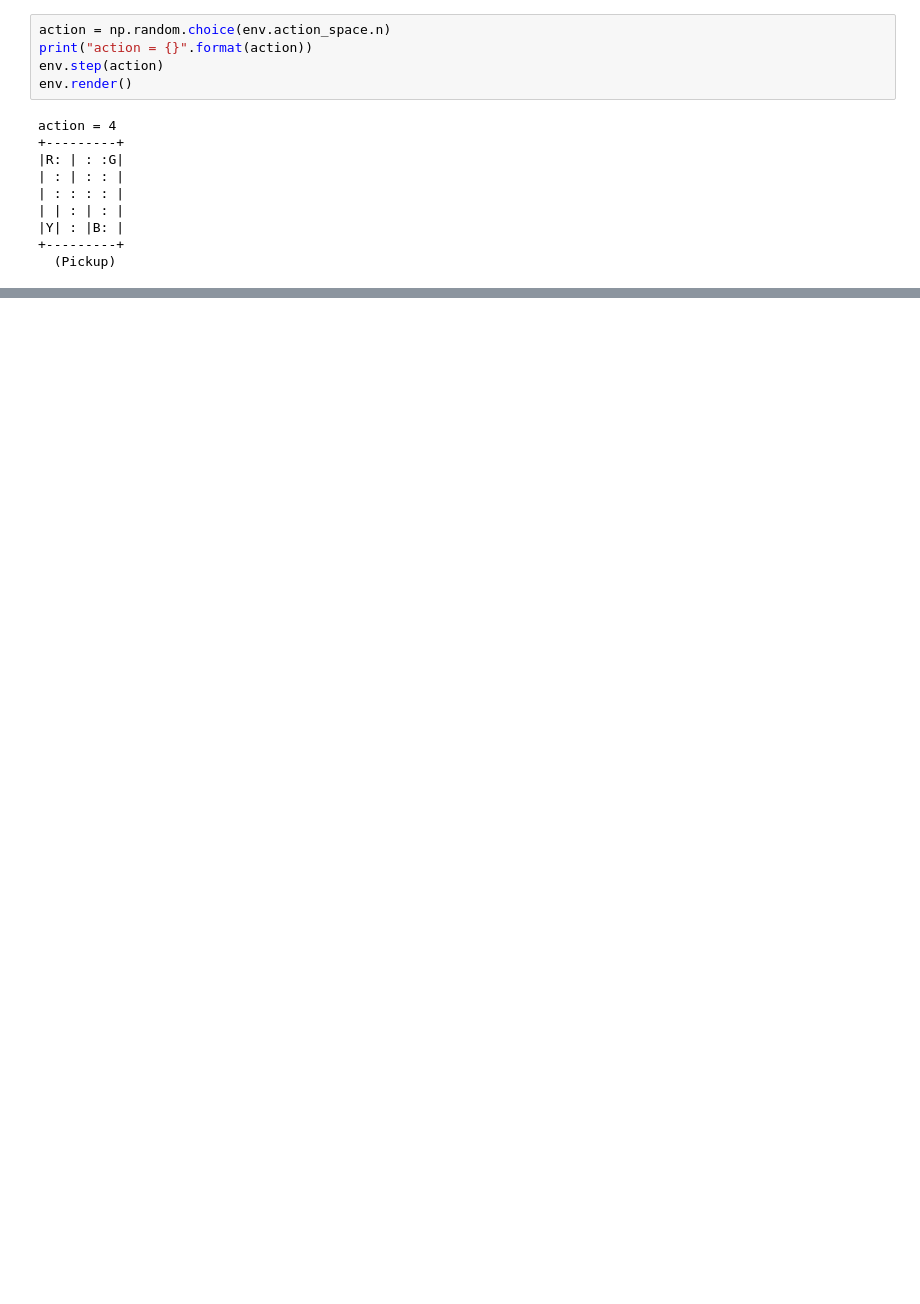
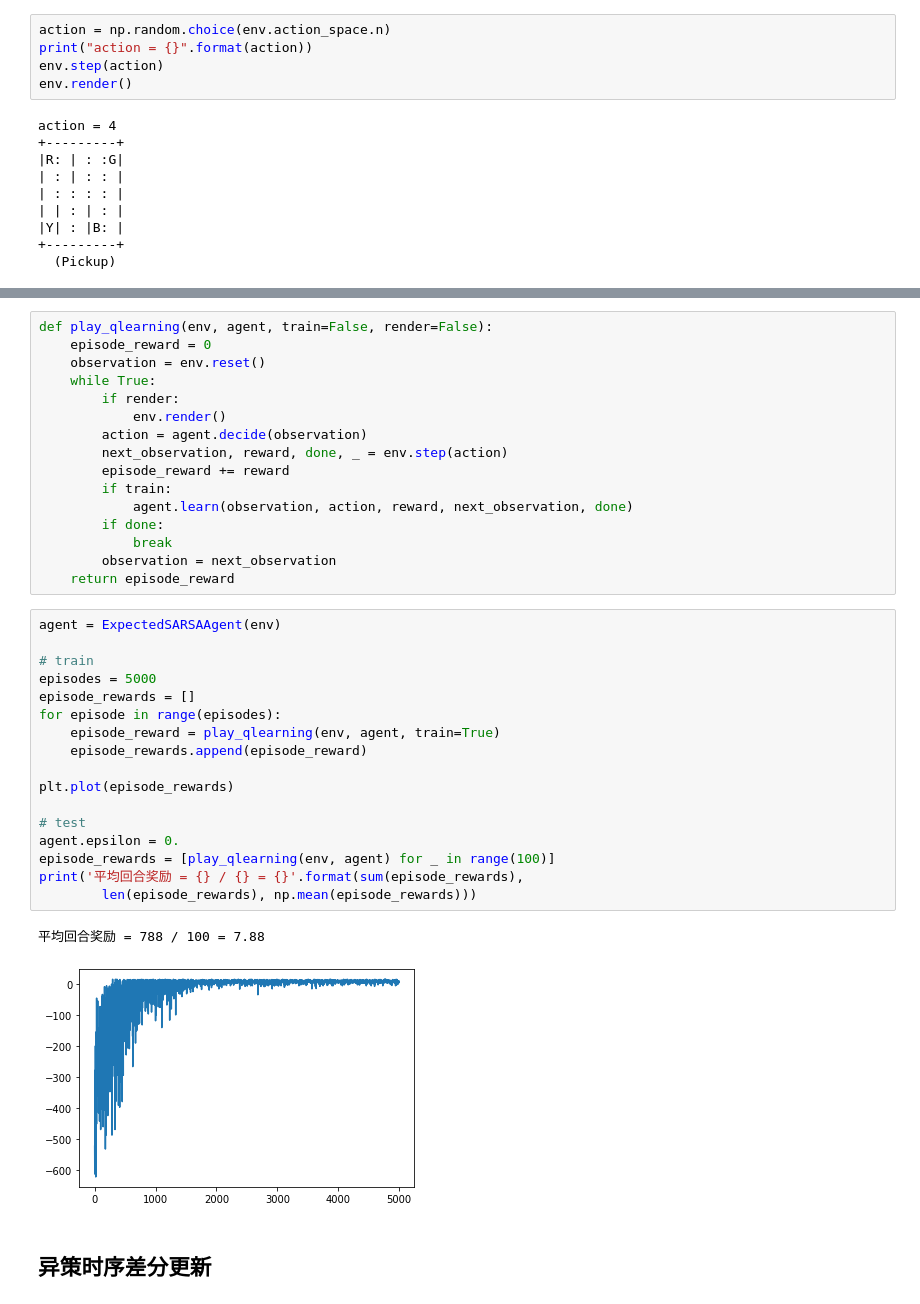
Before and after one commit to ZhaoHongjue/RL-Note, a Jupyter notebook: 5.ipynb, the cells around one changed output, grey strips where cells are left out. Cells and saved outputs as stored; diff of their text form; blank space fills up the shorter version.

```diff
--- a/5.ipynb
+++ b/5.ipynb
@@ -61,0 +393,38 @@ action = 4
+# %%
+def play_qlearning(env, agent, train=False, render=False):
+    episode_reward = 0
+    observation = env.reset()
+    while True:
+        if render:
+            env.render()
+        action = agent.decide(observation)
+        next_observation, reward, done, _ = env.step(action)
+        episode_reward += reward
+        if train:
+            agent.learn(observation, action, reward, next_observation, done)
+        if done:
+            break
+        observation = next_observation
+    return episode_reward
+# %%
+agent = ExpectedSARSAAgent(env)
+
+# train
+episodes = 5000
+episode_rewards = []
+for episode in range(episodes):
+    episode_reward = play_qlearning(env, agent, train=True)
+    episode_rewards.append(episode_reward)
+
+plt.plot(episode_rewards)
+
+# test
+agent.epsilon = 0.
+episode_rewards = [play_qlearning(env, agent) for _ in range(100)]
+print('平均回合奖励 = {} / {} = {}'.format(sum(episode_rewards),
+        len(episode_rewards), np.mean(episode_rewards)))
+# %% [output]
+平均回合奖励 = 788 / 100 = 7.88
+[figure, added]
+# %% [markdown]
+## 异策时序差分更新
```
Also changed, not shown: parts of 25 cells of this notebook, 1 other file.
